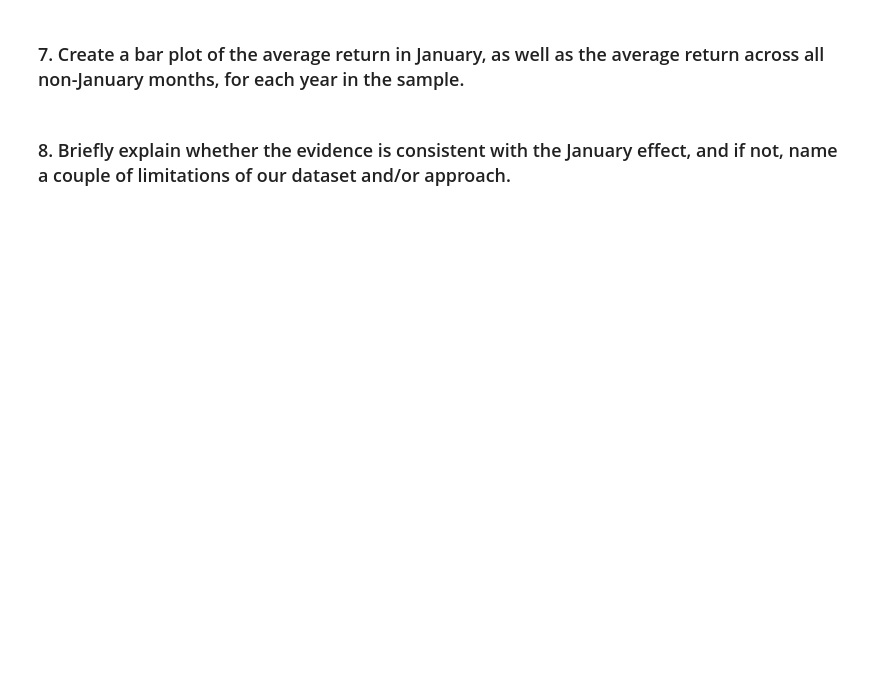
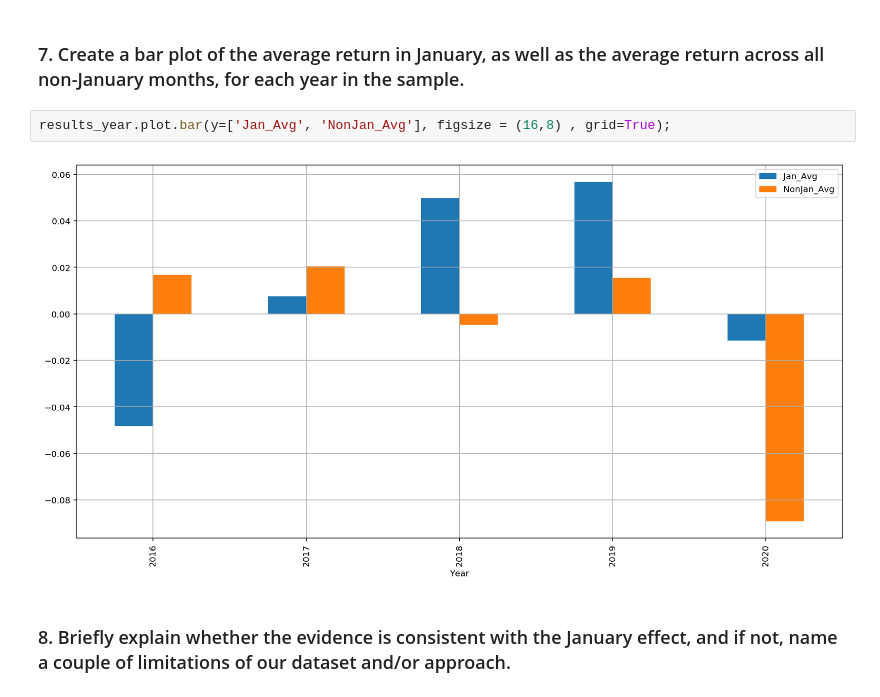
Before and after one commit to MahemaS27/Python_group_assignment, a Jupyter notebook: Group Assignment.ipynb, the cells around one changed output. Saved outputs shown, nothing was run; the diff lists cells and outputs as text; blank space fills up the shorter version.

```diff
--- a/Group Assignment.ipynb
+++ b/Group Assignment.ipynb
@@ -266,4 +266,8 @@ results_year[(results_year['T_Test']>0)& (results_year['P_Value']<=.10)]
 # %% [markdown]
 ### 7. Create a bar plot of the average return in January, as well as the average return across all non-January months, for each year in the sample.
+# %%
+results_year.plot.bar(y=['Jan_Avg', 'NonJan_Avg'], figsize = (16,8) , grid=True);
+# %% [output]
+[figure, added]
 # %% [markdown]
 ### 8. Briefly explain whether the evidence is consistent with the January effect, and if not, name a couple of limitations of our dataset and/or approach.
```
Also changed, not shown: parts of 21 cells of this notebook.
